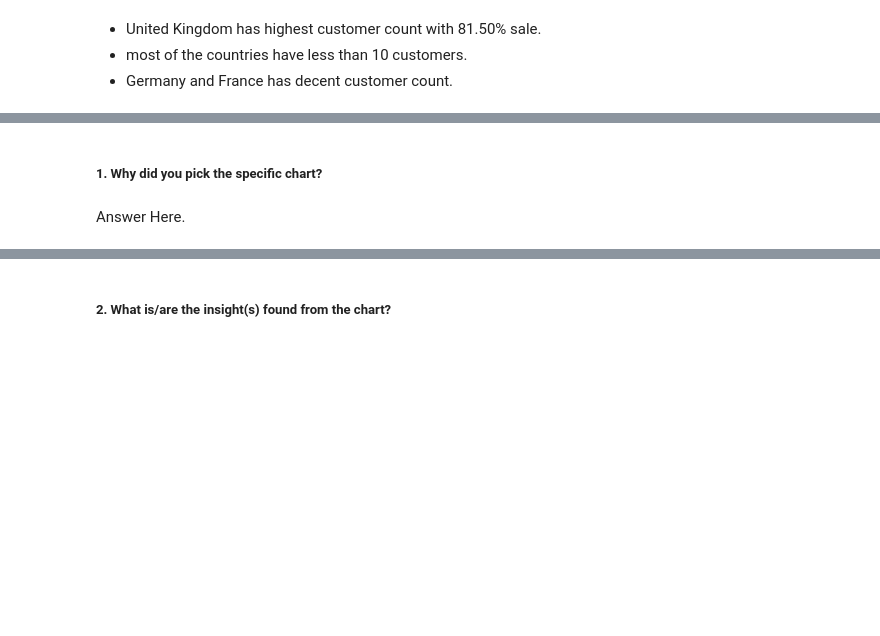
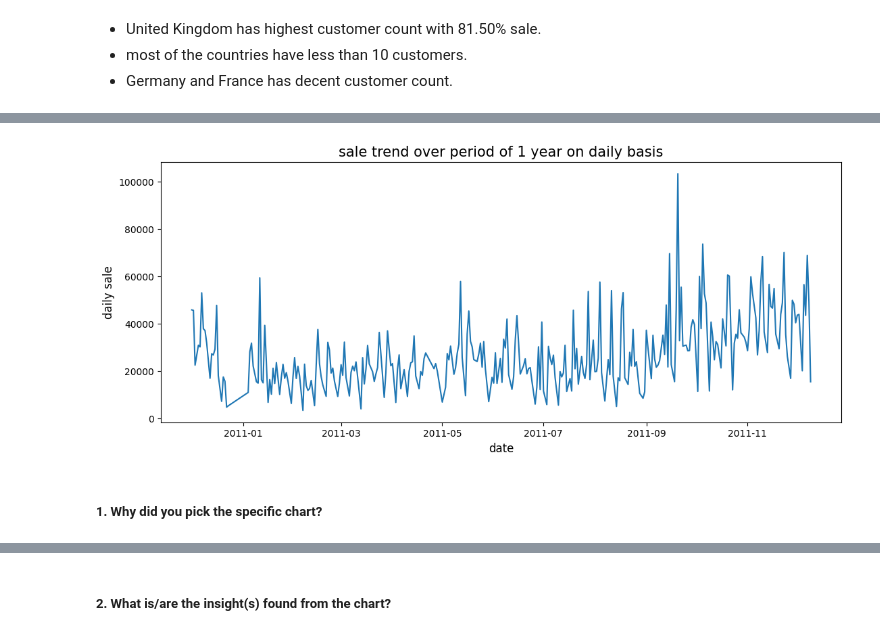
Before and after one commit to kd0176/Online-Retail-Customer-Segmentation, a Jupyter notebook: Online_Retail_Customer_Segmentation.ipynb, the cells around one changed output, grey strips where cells are left out. Cells and saved outputs as stored; diff of their text form; code cells hidden in the pictures; blank space fills up the shorter version.

```diff
--- a/Online_Retail_Customer_Segmentation.ipynb
+++ b/Online_Retail_Customer_Segmentation.ipynb
@@ -1159,4 +1191,13 @@ plt.show()
+# %%
+# Figure Size
+plt.figure(figsize = (13,5))
+# ploting sale trend over period of 1 year on daily basis.
+plt.plot(DateTime_df['date'], DateTime_df['sale'])
+plt.title('sale trend over period of 1 year on daily basis', size=15)
+plt.ylabel('daily sale', size=12, )
+plt.xlabel('date', size=12,)
+plt.show()
+# %% [output]
+[figure, added]
 # %% [markdown]
 ##### 1. Why did you pick the specific chart?
-# %% [markdown]
-Answer Here.
```
Also changed, not shown: parts of 43 cells of this notebook.
